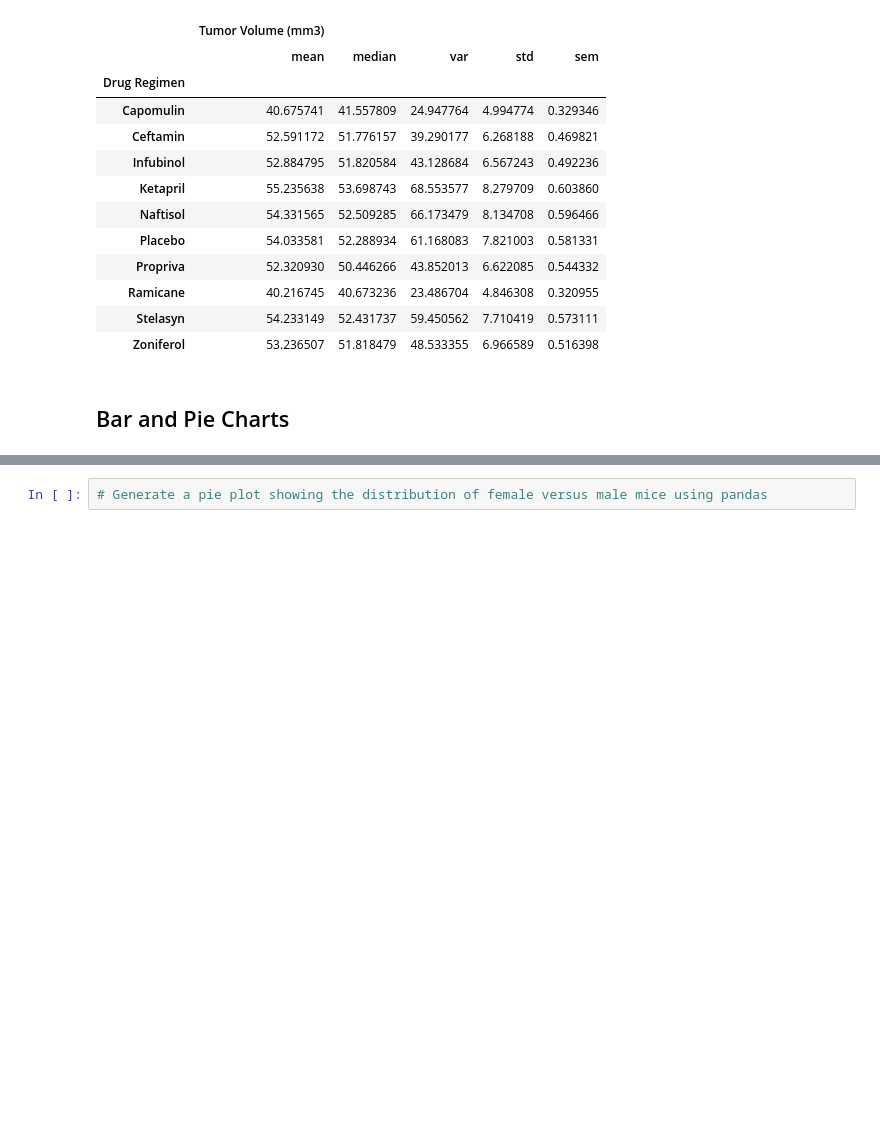
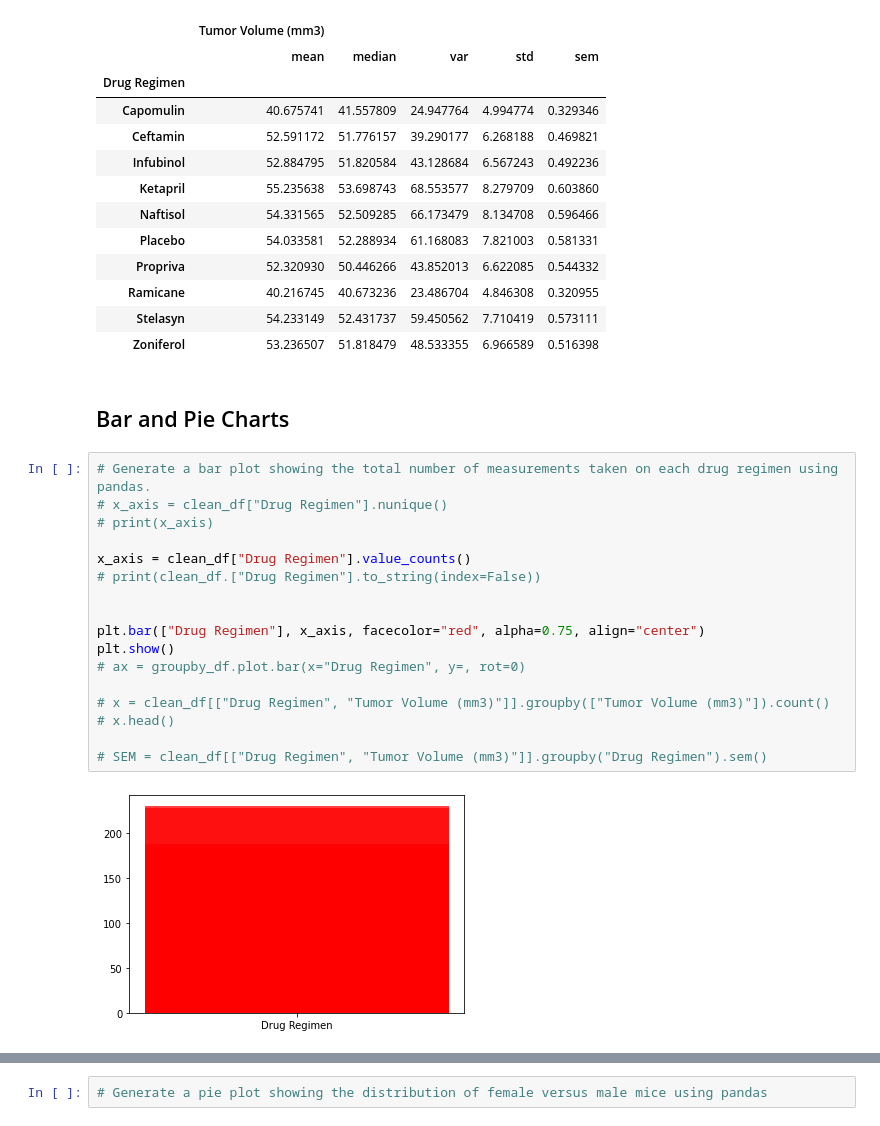
Before and after one commit to jforbis/matplotlib-pymaceuticals, a Jupyter notebook: pymaceuticals_JF.ipynb, the cells around one changed output, grey strips where cells are left out. Saved outputs shown, nothing was run; the diff lists cells and outputs as text; blank space fills up the shorter version.

Commit message:
save point: working towards building my bar chart using pandas

```diff
--- a/pymaceuticals_JF.ipynb
+++ b/pymaceuticals_JF.ipynb
@@ -131,4 +132,23 @@ clean_df[["Drug Regimen", "Tumor Volume (mm3)"]].groupby("Drug Regimen").agg({"T
 | Zoniferol | 53.236507 | 51.818479 | 48.533355 | 6.966589 | 0.516398 |
 # %% [markdown]
 ## Bar and Pie Charts
+# %%
+# Generate a bar plot showing the total number of measurements taken on each drug regimen using pandas.
+# x_axis = clean_df["Drug Regimen"].nunique()
+# print(x_axis)
+
+x_axis = clean_df["Drug Regimen"].value_counts()
+# print(clean_df.["Drug Regimen"].to_string(index=False))
+
+
+plt.bar(["Drug Regimen"], x_axis, facecolor="red", alpha=0.75, align="center")
+plt.show()
+# ax = groupby_df.plot.bar(x="Drug Regimen", y=, rot=0)
+
+# x = clean_df[["Drug Regimen", "Tumor Volume (mm3)"]].groupby(["Tumor Volume (mm3)"]).count()
+# x.head()
+
+# SEM = clean_df[["Drug Regimen", "Tumor Volume (mm3)"]].groupby("Drug Regimen").sem()
+# %% [output]
+[figure, added]
 # %%
```
Also changed, not shown: parts of 4 cells of this notebook.
